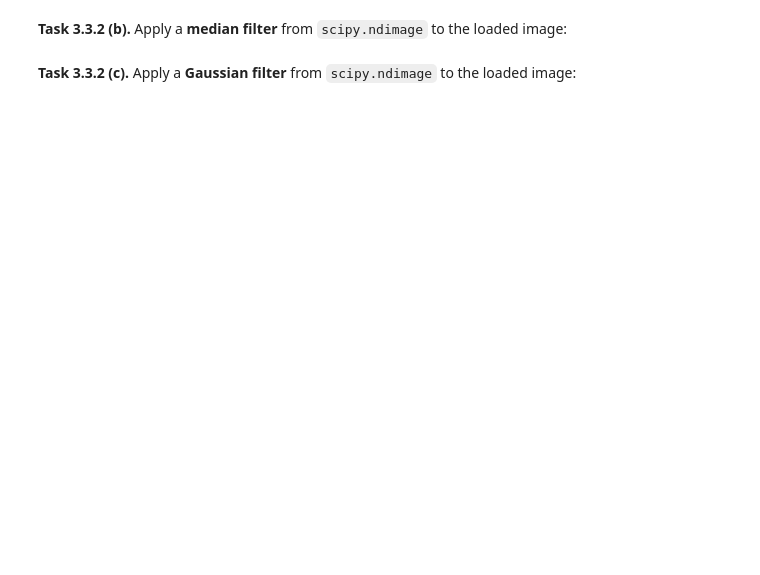
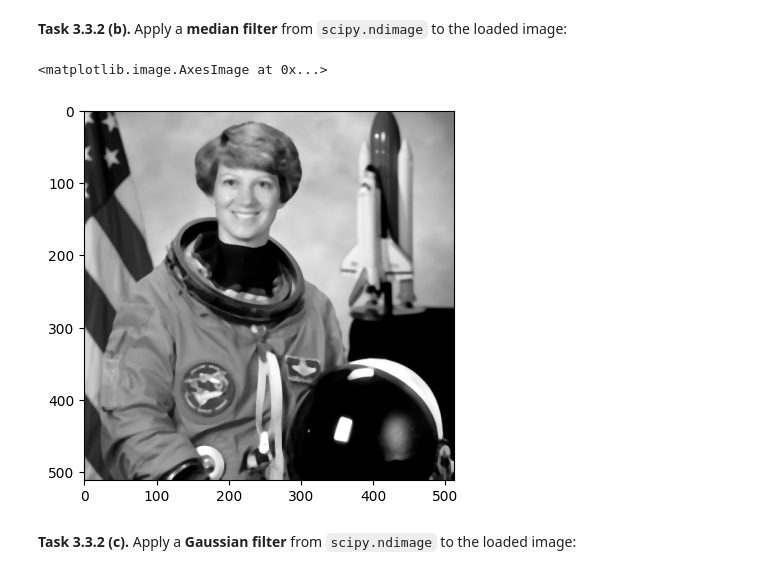
Before and after one commit to lottagambert/mobi-fs3-python, a Jupyter notebook: task3.ipynb, the cells around one changed output. Cells and saved outputs as stored; diff of their text form; code cells hidden in the pictures; blank space fills up the shorter version.

```diff
--- a/task3.ipynb
+++ b/task3.ipynb
@@ -73,4 +110,10 @@ Then, compare your result for filter size `5` with the correct result image `dat
 # %% [markdown]
 **<a id="#">Task 3.3.2 (b).</a>** Apply a **median filter** from `scipy.ndimage` to the loaded image:
+# %%
+imgm = scipy.ndimage.median_filter(img, 5)
+plt.imshow(imgm, 'grey')
+# %% [output]
+<matplotlib.image.AxesImage at 0x...>
+[figure, added]
 # %% [markdown]
 **<a id="#">Task 3.3.2 (c).</a>** Apply a **Gaussian filter** from `scipy.ndimage` to the loaded image:
```
Also changed, not shown: parts of 13 cells of this notebook, 1 other file.
